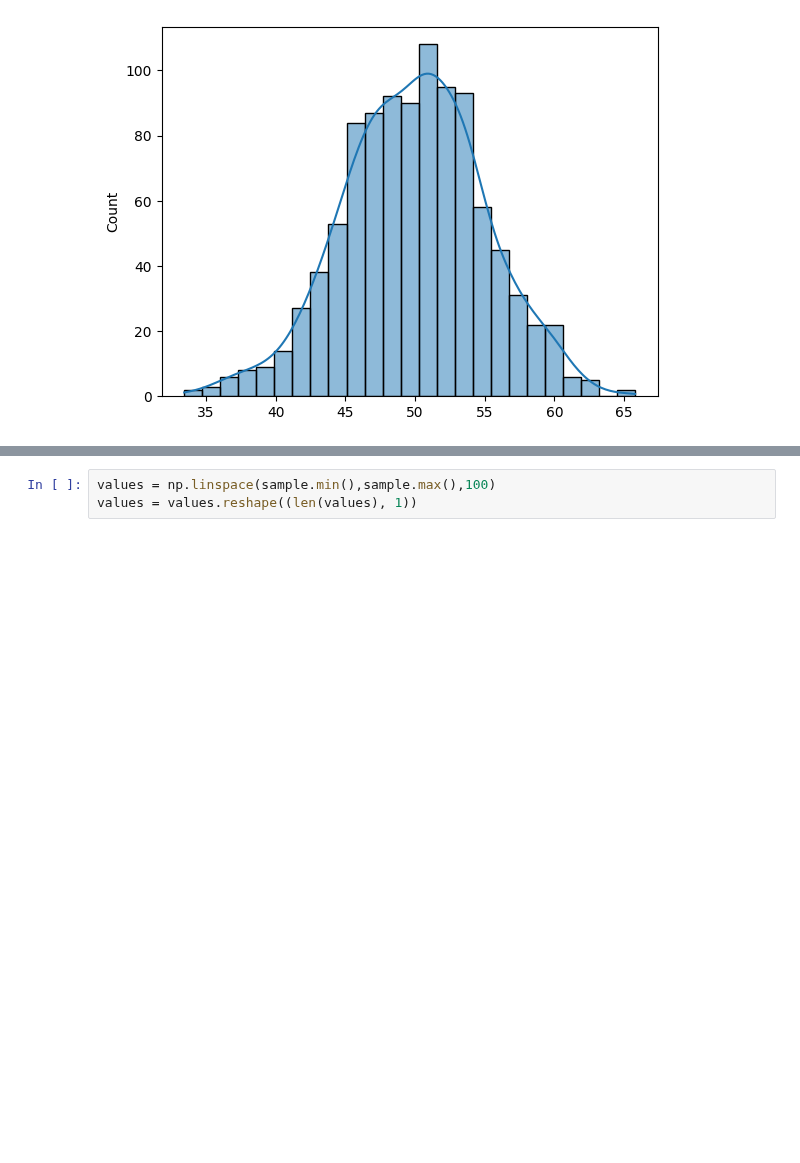
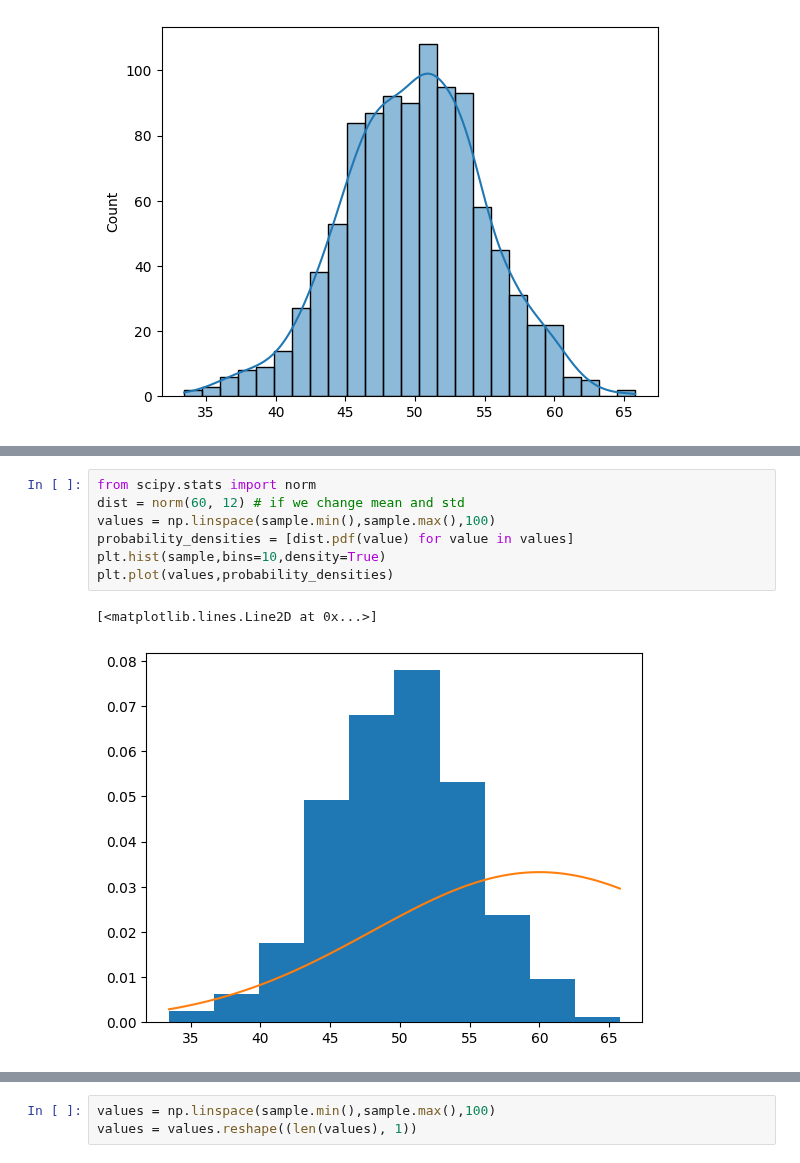
Before and after one commit to sourabhms66/statistics, a Jupyter notebook: session_40.ipynb, the cells around one changed output, grey strips where cells are left out. Cells and saved outputs as stored; diff of their text form; blank space fills up the shorter version.

```diff
--- a/session_40.ipynb
+++ b/session_40.ipynb
@@ -325,0 +326,10 @@ sns.histplot(sample, kde=True)
+# %%
+from scipy.stats import norm
+dist = norm(60, 12) # if we change mean and std
+values = np.linspace(sample.min(),sample.max(),100)
+probability_densities = [dist.pdf(value) for value in values]
+plt.hist(sample,bins=10,density=True)
+plt.plot(values,probability_densities)
+# %% [output]
+[<matplotlib.lines.Line2D at 0x...>]
+[figure, added]
```
Also changed, not shown: parts of 12 cells of this notebook.
